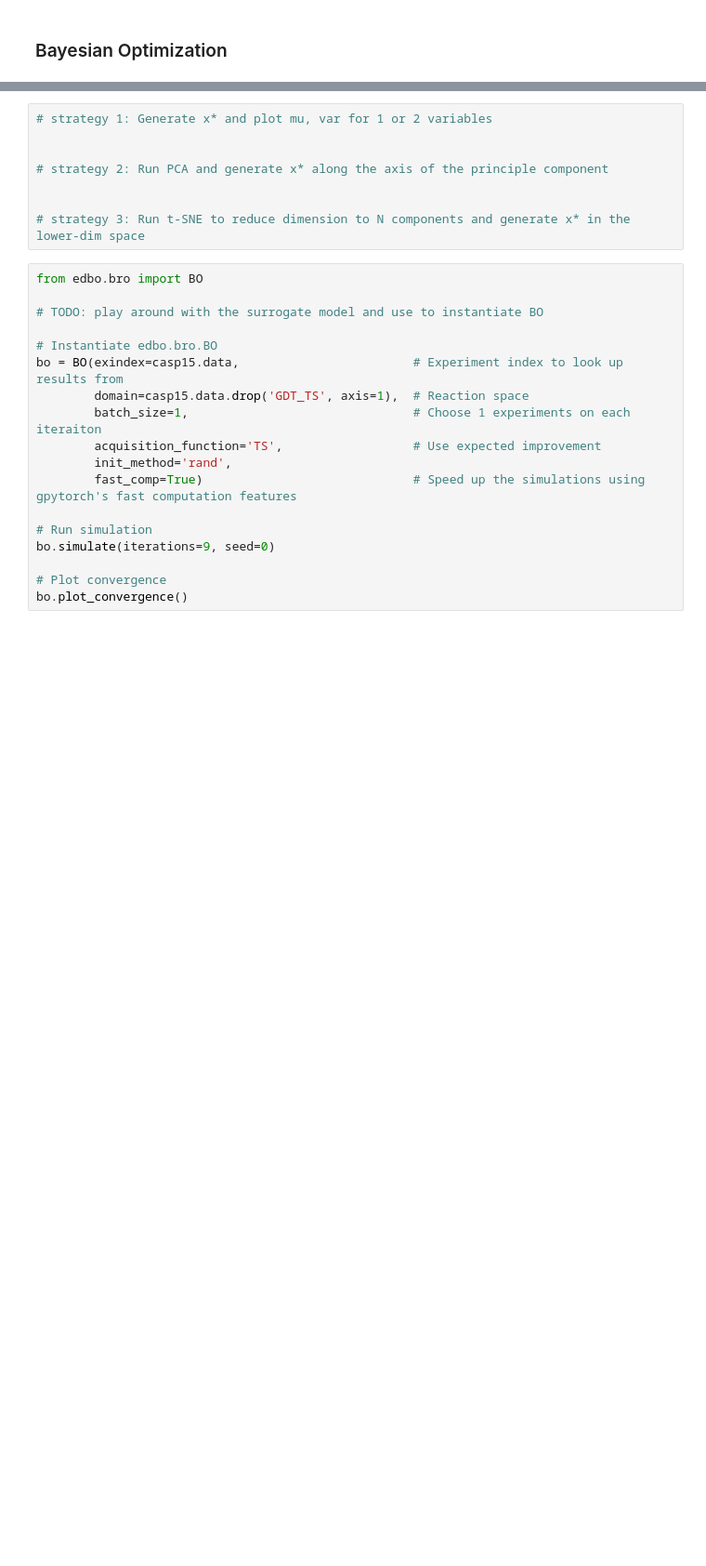
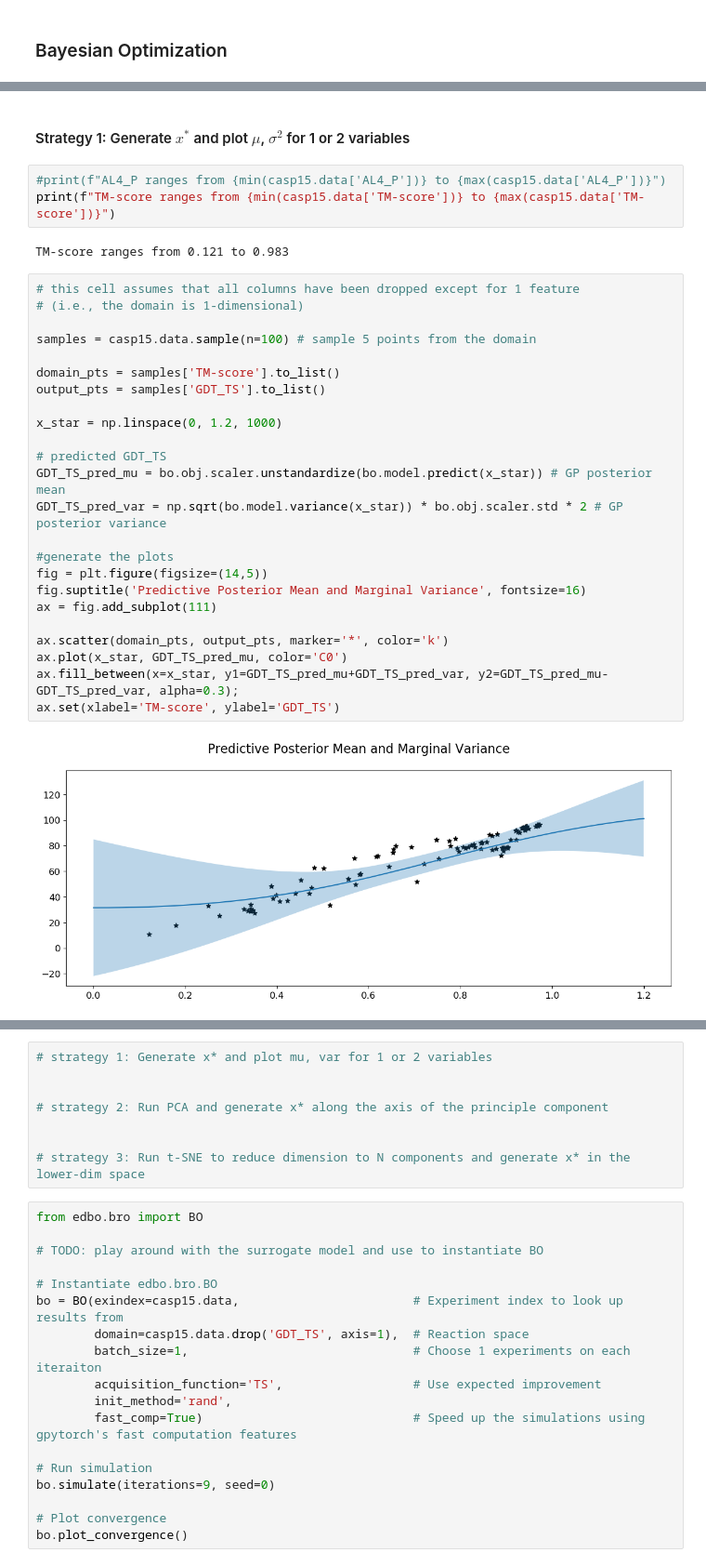
Before and after one commit to kemontei/l48-project, a Jupyter notebook: code/BO_L48_project.ipynb, the cells around one changed output, grey strips where cells are left out. Shown at 93% size. Cells and saved outputs as stored; diff of their text form; blank space fills up the shorter version.

```diff
--- a/code/BO_L48_project.ipynb
+++ b/code/BO_L48_project.ipynb
@@ -149,0 +187,33 @@ Predicted Maximum: 97.01018524169922
+# %% [markdown]
+#### Strategy 1: Generate $x^*$ and plot $\mu$, $\sigma^2$ for 1 or 2 variables
+# %%
+#print(f"AL4_P ranges from {min(casp15.data['AL4_P'])} to {max(casp15.data['AL4_P'])}")
+print(f"TM-score ranges from {min(casp15.data['TM-score'])} to {max(casp15.data['TM-score'])}")
+# %% [output]
+TM-score ranges from 0.121 to 0.983
+# %%
+# this cell assumes that all columns have been dropped except for 1 feature
+# (i.e., the domain is 1-dimensional)
+
+samples = casp15.data.sample(n=100) # sample 5 points from the domain
+
+domain_pts = samples['TM-score'].to_list()
+output_pts = samples['GDT_TS'].to_list()
+
+x_star = np.linspace(0, 1.2, 1000)
+
+# predicted GDT_TS
+GDT_TS_pred_mu = bo.obj.scaler.unstandardize(bo.model.predict(x_star)) # GP posterior mean
+GDT_TS_pred_var = np.sqrt(bo.model.variance(x_star)) * bo.obj.scaler.std * 2 # GP posterior variance
+
+#generate the plots
+fig = plt.figure(figsize=(14,5))
+fig.suptitle('Predictive Posterior Mean and Marginal Variance', fontsize=16)
+ax = fig.add_subplot(111)
+
+ax.scatter(domain_pts, output_pts, marker='*', color='k')
+ax.plot(x_star, GDT_TS_pred_mu, color='C0')
+ax.fill_between(x=x_star, y1=GDT_TS_pred_mu+GDT_TS_pred_var, y2=GDT_TS_pred_mu-GDT_TS_pred_var, alpha=0.3);
+ax.set(xlabel='TM-score', ylabel='GDT_TS')
+# %% [output]
+[figure, added]
```
Also changed, not shown: parts of 11 cells of this notebook, 1 other file.
